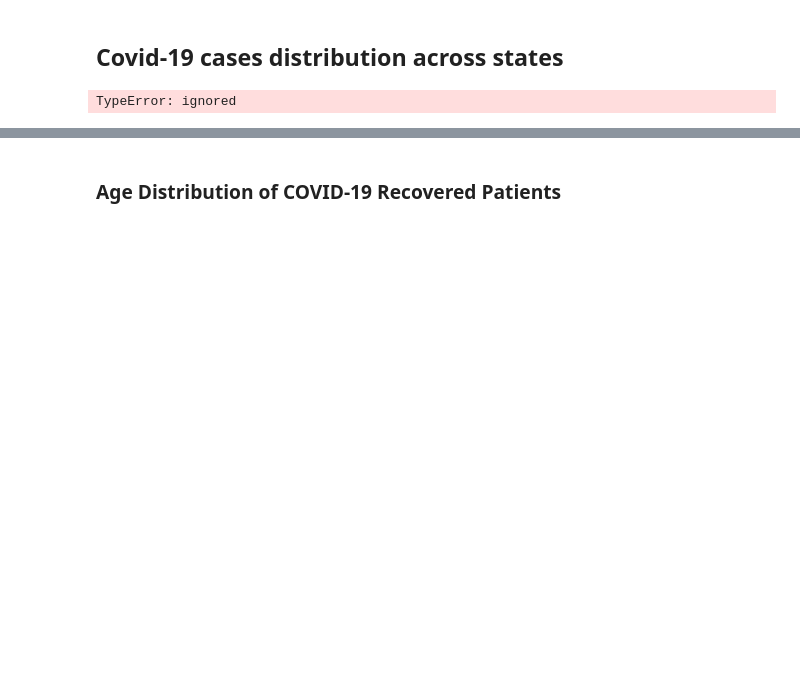
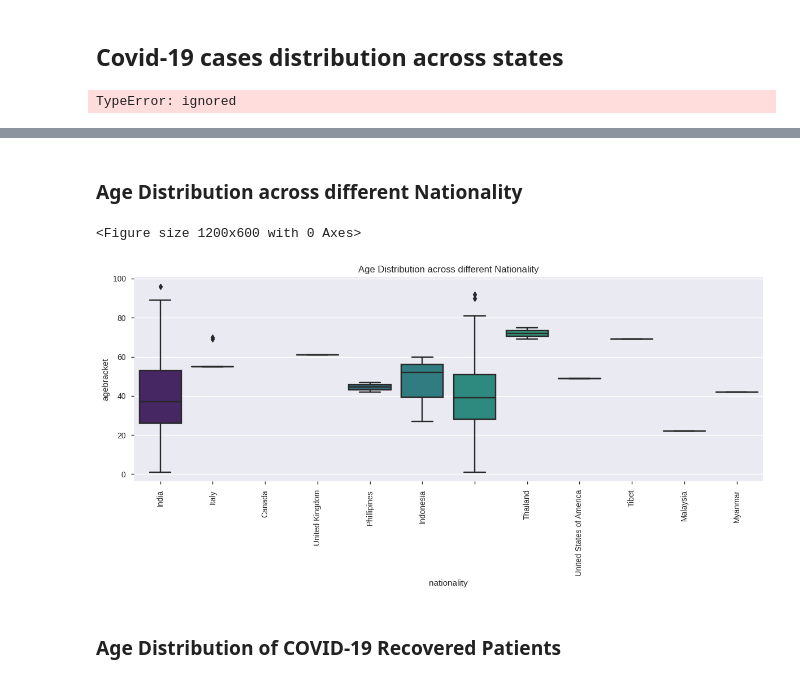
Before and after one commit to pratikbarjatya/covid19India, a Jupyter notebook: Covid19India.ipynb, the cells around one changed output, grey strips where cells are left out. Drawn from its saved outputs; the diff is of its cells as text; code cells hidden in the pictures; blank space fills up the shorter version.

```diff
--- a/Covid19India.ipynb
+++ b/Covid19India.ipynb
@@ -428,3 +461,11 @@ plt.show()
+# %% [markdown]
+### Age Distribution across different Nationality
+# %%
+plt.figure(figsize=(12, 6), dpi = 100)
+boxplot(df , 'nationality' , 'agebracket' , "Age Distribution across different Nationality")
+# %% [output]
+<Figure size 1200x600 with 0 Axes>
+[figure, added]
 # %% [markdown]
 ### Age Distribution of COVID-19 Recovered Patients
 # %%
```
Also changed, not shown: parts of 36 cells of this notebook.
